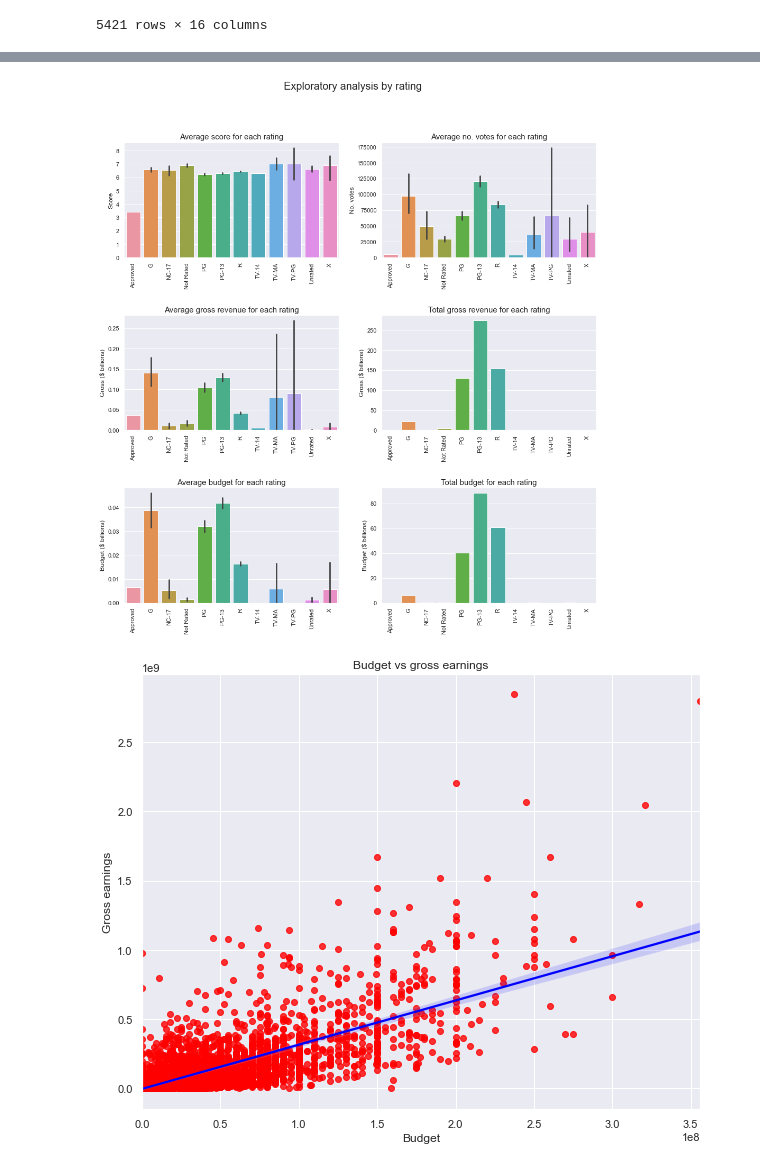
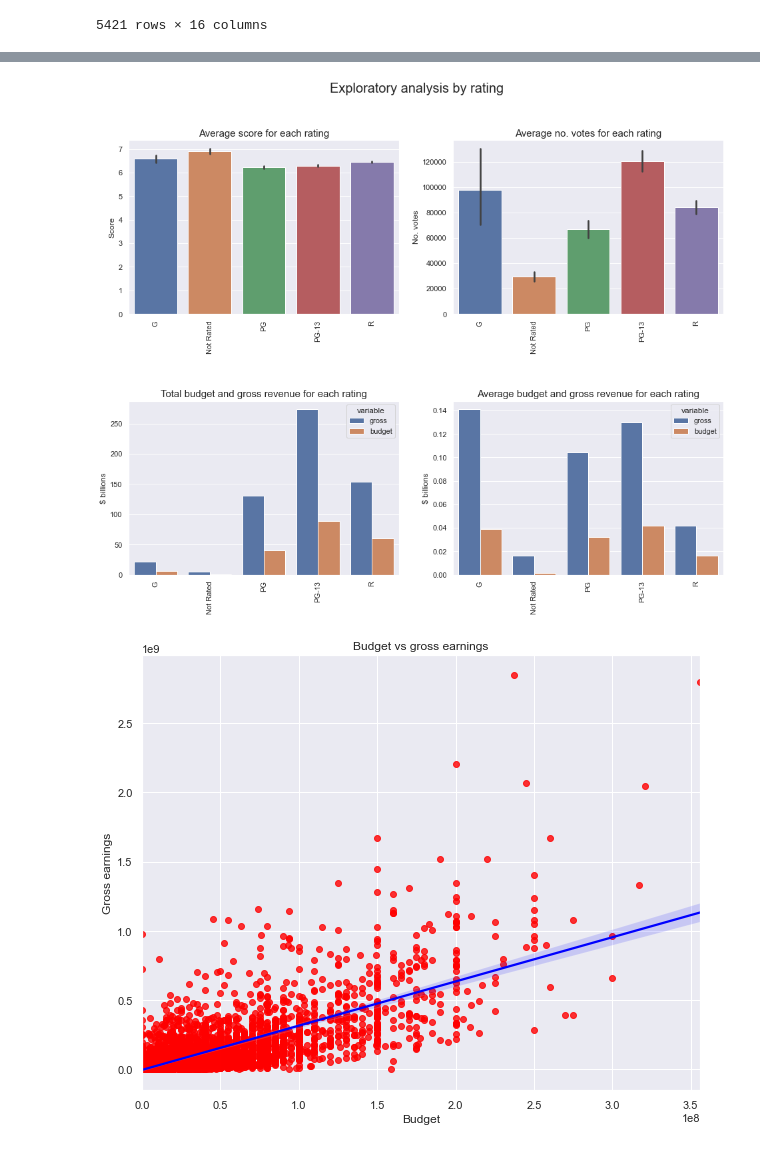
Before and after one commit to JacintaKnight/Movies-1980-2020, a Jupyter notebook: Movies (Kaggle dataset).ipynb, the cells around one changed output, grey strips where cells are left out. Cells and saved outputs as stored; diff of their text form; code cells hidden in the pictures.

```diff
--- a/Movies (Kaggle dataset).ipynb
+++ b/Movies (Kaggle dataset).ipynb
@@ -392,0 +446,4 @@ plt.show()
+# %%
+#Count number of movies per genre
+genre_count = df.groupby(['genre']).name.count()
+print(genre_count)
@@ -393,3 +471,9 @@ plt.show()
+# %%
+#Filter top 8 genres
+genre_list = ['Action', 'Adventure', 'Animation', 'Biography', 'Comedy', 'Crime', 'Drama', 'Horror']
+
+df_genre = df[df['genre'].isin(genre_list)].sort_values('genre')
+df1_genre = df1[df1['genre'].isin(genre_list)].sort_values('genre')
 # %%
 #Exploratory analysis by genre
 
@@ -455,0 +549,4 @@ plt.show()
+# %%
+#Count number of movies per rating
+rating_count = df.groupby(['rating']).name.count()
+print(rating_count)
@@ -456,59 +568,58 @@ plt.show()
+# %%
+#Filter top 5 ratings
+rating_list = ['G', 'Not Rated', 'PG', 'PG-13', 'R']
+
+df_rating = df[df['rating'].isin(rating_list)].sort_values('rating')
+df1_rating = df1[df1['rating'].isin(rating_list)].sort_values('rating')
 # %%
 #Exploratory analysis by rating
 
-df_rating = df.sort_values('rating')
+#Group by rating
+rating_grouper = df_rating.groupby(['rating'])
+group_rating = rating_grouper.sum()
+group_rating = group_rating[['gross', 'budget']]
+group_rating.reset_index(level=0, inplace=True)
+group_rating = pd.melt(group_rating, id_vars = 'rating')
+group_rating2 = pd.merge(group_rating, rating_count, on='rating')
+group_rating2.rename(columns = {'name': 'count'}, inplace=True)
 
 #Create plot
-fig, axes = plt.subplots(3, 2, sharex=False, figsize=(16,16))
+fig, axes = plt.subplots(2, 2, sharex=False, figsize=(16,12))
 plt.subplots_adjust( wspace = 0.2, hspace = 0.5)   #adjust space between plots
 fig.suptitle('Exploratory analysis by rating', fontsize=20)
 
 #Score for genres
 sns.barplot(ax=axes[0, 0], x=df_rating['rating'], y=df_rating['score'])
 axes[0, 0].tick_params(axis='x', rotation=90)
 axes[0, 0].set_xlabel('')
 axes[0, 0].set_ylabel('Score')
 axes[0, 0].set_title('Average score for each rating', fontsize=15)
 
 #Votes for genres
 sns.barplot(ax=axes[0, 1], x=df_rating['rating'], y=df_rating['votes'])
 axes[0, 1].tick_params(axis='x', rotation=90)
 axes[0, 1].set_xlabel('')
 axes[0, 1].set_ylabel('No. votes')
 axes[0, 1].set_title('Average no. votes for each rating', fontsize=15)
 
-#Avg gross by genre
-sns.barplot(ax=axes[1, 0], x=df_rating['rating'], y=df_rating['gross']/1000000000)
+#Total gross and budget by rating
+sns.barplot(ax=axes[1, 0], x=group_rating2['rating'], y=group_rating2['value']/1000000000, hue=group_rating2['variable'])
 axes[1, 0].tick_params(axis='x', rotation=90)
 axes[1, 0].set_xlabel('')
-axes[1, 0].set_ylabel('Gross ($ billions)')
-axes[1, 0].set_title('Average gross revenue for each rating', fontsize=15)
+axes[1, 0].set_ylabel('$ billions')
+axes[1, 0].set_title('Total budget and gross revenue for each rating', fontsize=15)
 
-#Total gross by genre
-group_rating = df.groupby(['rating']).sum()
-sns.barplot(ax=axes[1, 1], x=group_rating.index, y=group_rating['gross']/1000000000)
+#Average gross and budget by rating
+sns.barplot(ax=axes[1, 1], x=group_rating2['rating'], y=(group_rating2['value']/group_rating2['count'])/1000000000, hue=group_genre2['variable'])
 axes[1, 1].tick_params(axis='x', rotation=90)
 axes[1, 1].set_xlabel('')
-axes[1, 1].set_ylabel('Gross ($ billions)')
-axes[1, 1].set_title('Total gross revenue for each rating', fontsize=15)
+axes[1, 1].set_ylabel('$ billions')
+axes[1, 1].set_title('Average budget and gross revenue for each rating', fontsize=15)
 
-#Avg budget by genre
-sns.barplot(ax=axes[2, 0], x=df_rating['rating'], y=df_rating['budget']/1000000000)
-axes[2, 0].tick_params(axis='x', rotation=90)
-axes[2, 0].set_xlabel('')
-axes[2, 0].set_ylabel('Budget ($ billions)')
-axes[2, 0].set_title('Average budget for each rating', fontsize=15)
-
-#Total budget by genre
-sns.barplot(ax=axes[2, 1], x=group_rating.index, y=group_rating['budget']/1000000000)
-axes[2, 1].tick_params(axis='x', rotation=90)
-axes[2, 1].set_xlabel('')
-axes[2, 1].set_ylabel('Budget ($ billions)')
-axes[2, 1].set_title('Total budget for each rating', fontsize=15)
 
 plt.show()
 # %% [output]
-[figure, old version]
+[figure, new version]
 # %%
 #Linear regression budget vs gross
 
```
Also changed, not shown: parts of 22 cells of this notebook.
